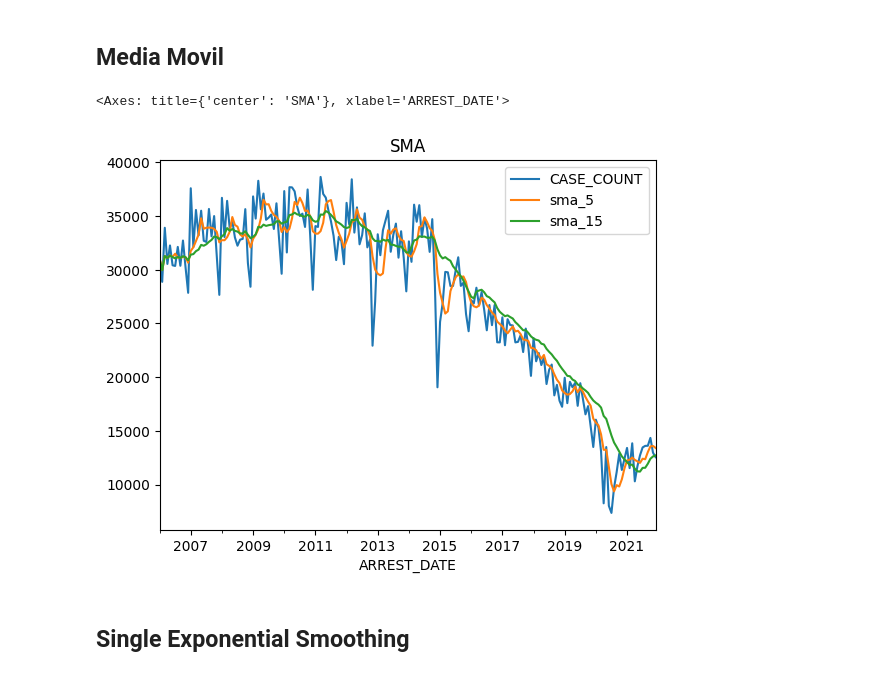
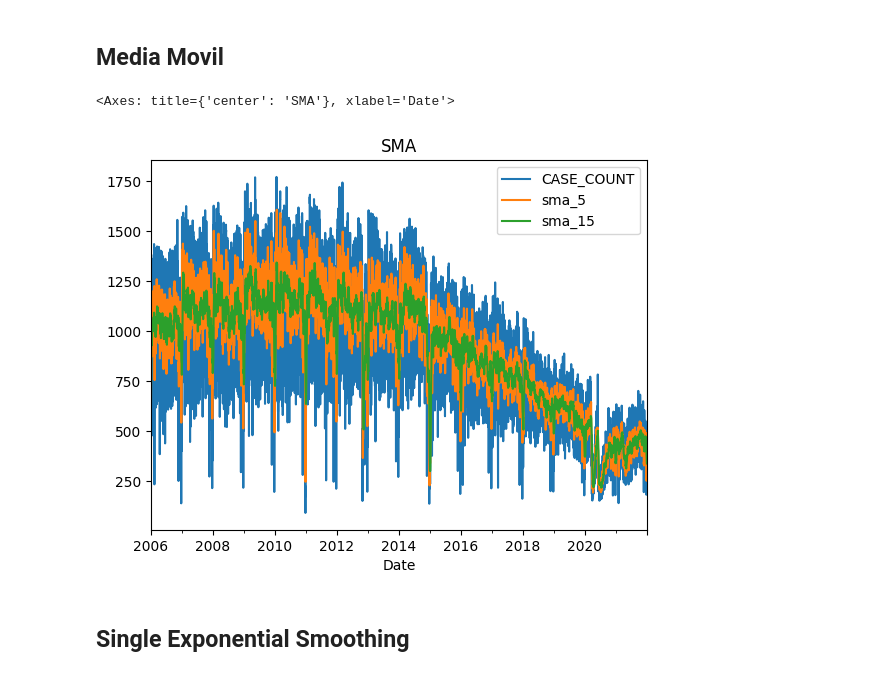
Before and after one commit to matiascapurroriver/predictivoAvanzado, a Jupyter notebook: ST.ipynb, the cells around one changed output. Cells and saved outputs as stored; diff of their text form; code cells hidden in the pictures.

```diff
--- a/ST.ipynb
+++ b/ST.ipynb
@@ -117,6 +108,6 @@ plt.show()
 # %%
-df_mes = df_mes.set_index('ARREST_DATE')
-y = df_mes['CASE_COUNT'].resample('M').mean()
+df_dia = df_dia.set_index('Date')
+y = df_dia['CASE_COUNT'].resample('D').mean()
 # %%
 decomposition = sm.tsa.seasonal_decompose(y, model='additive')
 fig = decomposition.plot()
@@ -228,6 +219,6 @@ df_results.head()
 # %% [markdown]
 ## Tendencial Lineal
 # %%
-df_mes['timeIndex'] = pd.Series(np.arange(len(df_mes['CASE_COUNT'])), index=df_mes.index)
-df_mes.timeIndex.head()
+df_dia['timeIndex'] = pd.Series(np.arange(len(df_dia['CASE_COUNT'])), index=df_dia.index)
+df_dia.timeIndex.head()
 # %% [output]
@@ -290,6 +283,6 @@ Notes:
 # %% [markdown]
 ## Tendencia Cuadratica
 # %%
-df_mes['timeIndex_sq'] = df_mes['timeIndex'] ** 2
-df_mes.timeIndex_sq.head()
+df_dia['timeIndex_sq'] = df_dia['timeIndex'] ** 2
+df_dia.timeIndex_sq.head()
 # %% [output]
@@ -484,13 +474,13 @@ df_results
 # %% [markdown]
 ## Media Movil
 # %%
-df_mes['sma_5'] = df_mes.CASE_COUNT.rolling(5, min_periods=1).mean()
-df_mes['sma_15'] = df_mes.CASE_COUNT.rolling(15, min_periods=1).mean()
+df_dia['sma_5'] = df_dia.CASE_COUNT.rolling(5, min_periods=1).mean()
+df_dia['sma_15'] = df_dia.CASE_COUNT.rolling(15, min_periods=1).mean()
 # %%
-df_mes.plot(kind="line", y = ["CASE_COUNT", "sma_5", "sma_15"], title='SMA')
+df_dia.plot(kind="line", y = ["CASE_COUNT", "sma_5", "sma_15"], title='SMA')
 # %% [output]
-<Axes: title={'center': 'SMA'}, xlabel='ARREST_DATE'>
+<Axes: title={'center': 'SMA'}, xlabel='Date'>
-[figure, old version]
+[figure, new version]
 # %% [markdown]
 ## Single Exponential Smoothing
 # %%
```
Also changed, not shown: parts of 41 cells of this notebook, 3 other files.
